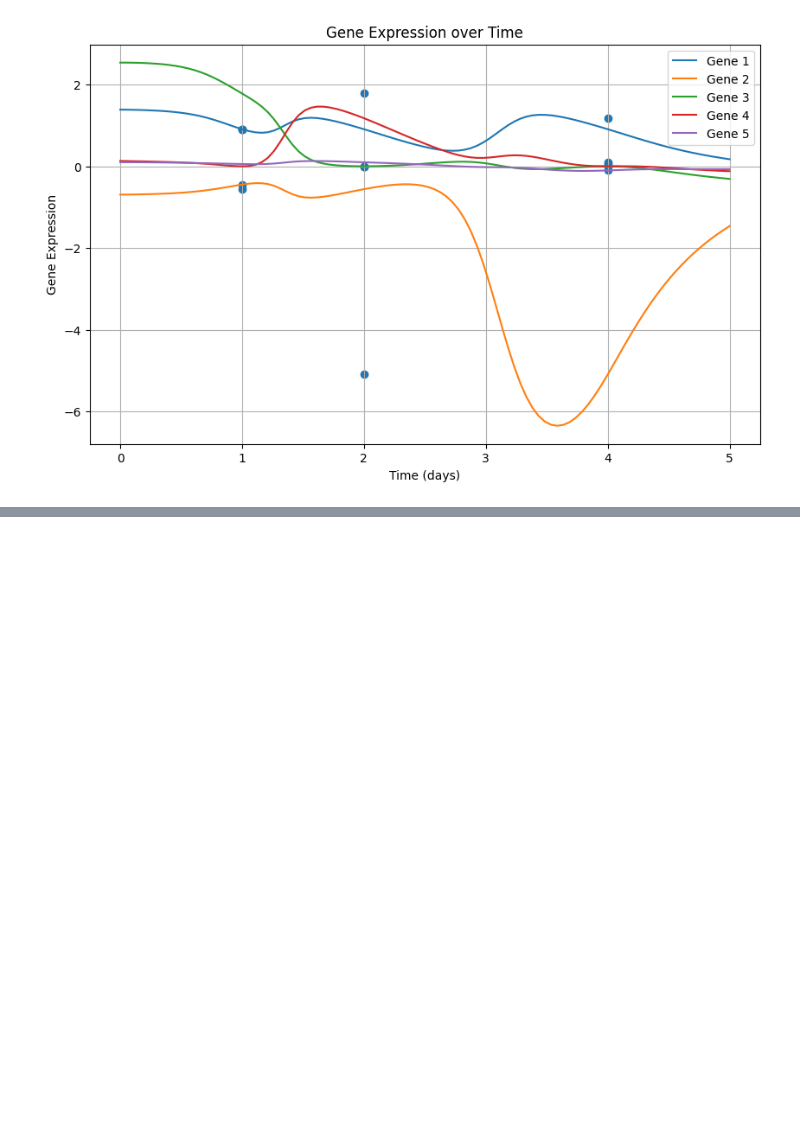
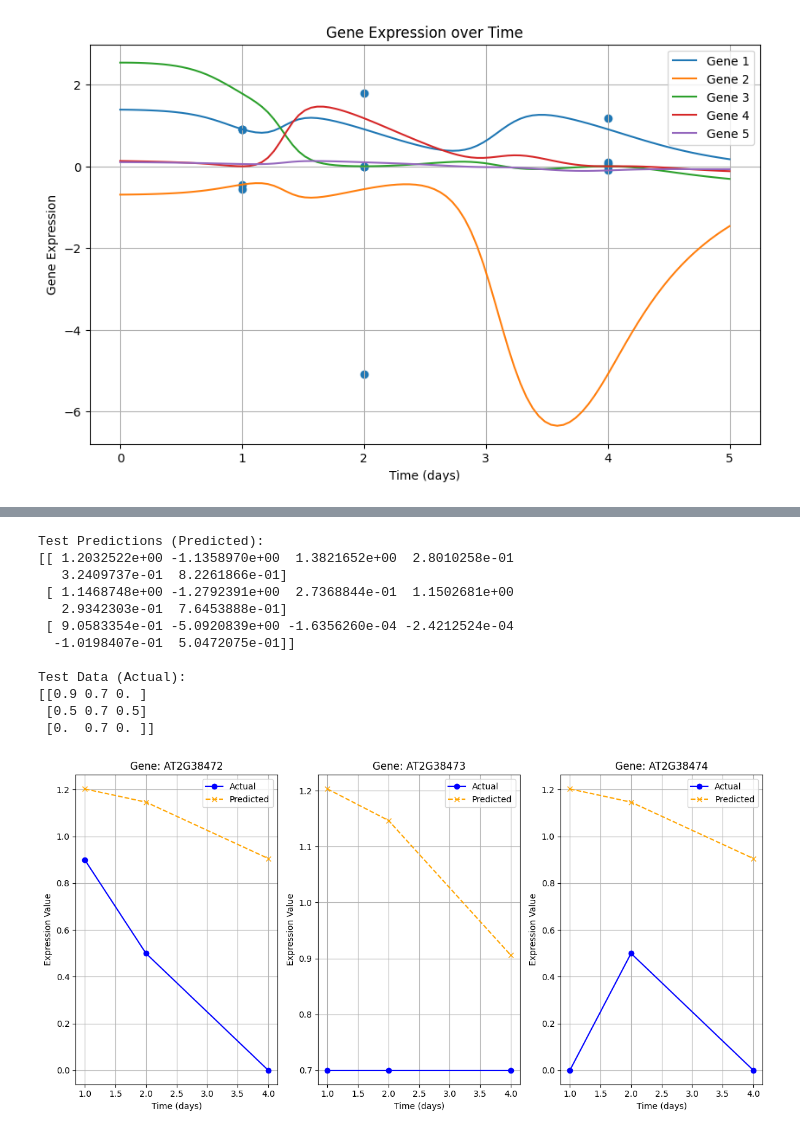
Before and after one commit to prabal5ghosh/research-project-on-physics-informed-machine-learning-on-transcriptomics-data, a Jupyter notebook: pinn_1.ipynb, the cells around one changed output, grey strips where cells are left out. Saved outputs shown, nothing was run; the diff lists cells and outputs as text; code cells hidden in the pictures; blank space fills up the shorter version.

```diff
--- a/pinn_1.ipynb
+++ b/pinn_1.ipynb
@@ -278,0 +462,55 @@ plt.show()
+# %%
+import matplotlib.pyplot as plt
+
+# Test data
+test_expression_values = np.array([
+    [0.9, 0.5, 0.0],  # AT2G38472
+    [0.7, 0.7, 0.7],  # AT2G38473
+    [0.0, 0.5, 0.0],  # AT2G38474
+], dtype=np.float32)
+
+# Predict x(t) for the test data using the trained PINN
+test_time_points = np.array([1, 2, 4], dtype=np.float32).reshape(-1, 1)
+predicted_test_values = model(test_time_points).numpy()
+
+
+# Print the test predictions
+print("Test Predictions (Predicted):")
+print(predicted_test_values)
+
+print("\nTest Data (Actual):")
+print(test_expression_values.T)  # Transpose for direct comparison
+
+
+
+# Plot predictions vs. actual data
+gene_labels = ["AT2G38472", "AT2G38473", "AT2G38474"]
+
+plt.figure(figsize=(12, 6))
+
+for i, gene in enumerate(gene_labels):
+    plt.subplot(1, 3, i + 1)  # Create subplots for each gene
+    plt.plot(test_time_points, test_expression_values[i], 'o-', label="Actual", color="blue")
+    plt.plot(test_time_points, predicted_test_values[:, 0], 'x--', label="Predicted", color="orange")
+    plt.title(f"Gene: {gene}")
+    plt.xlabel("Time (days)")
+    plt.ylabel("Expression Value")
+    plt.legend()
+    plt.grid(True)
+
+plt.tight_layout()
+plt.show()
+# %% [output]
+Test Predictions (Predicted):
+[[ 1.2032522e+00 -1.1358970e+00  1.3821652e+00  2.8010258e-01
+   3.2409737e-01  8.2261866e-01]
+ [ 1.1468748e+00 -1.2792391e+00  2.7368844e-01  1.1502681e+00
+   2.9342303e-01  7.6453888e-01]
+ [ 9.0583354e-01 -5.0920839e+00 -1.6356260e-04 -2.4212524e-04
+  -1.0198407e-01  5.0472075e-01]]
+
+Test Data (Actual):
+[[0.9 0.7 0. ]
+ [0.5 0.7 0.5]
+ [0.  0.7 0. ]]
+[figure, added]
```
Also changed, not shown: parts of 3 cells of this notebook.
